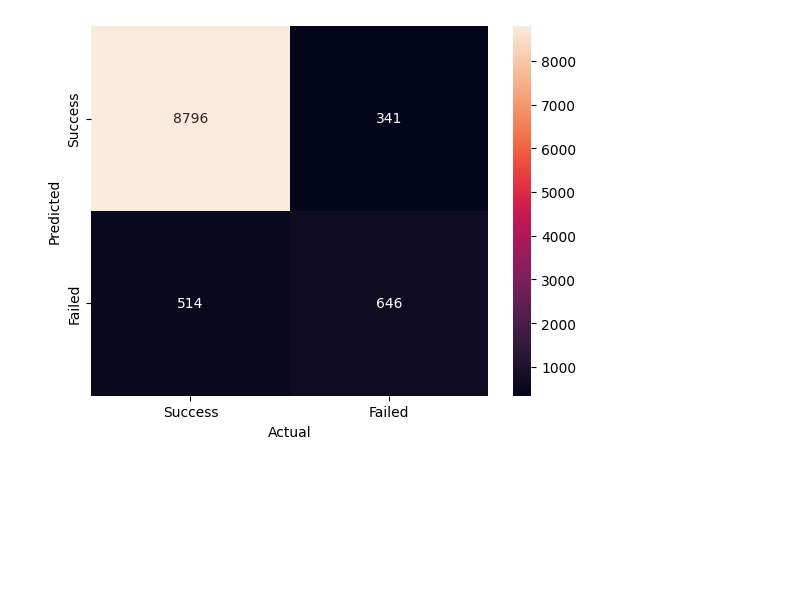
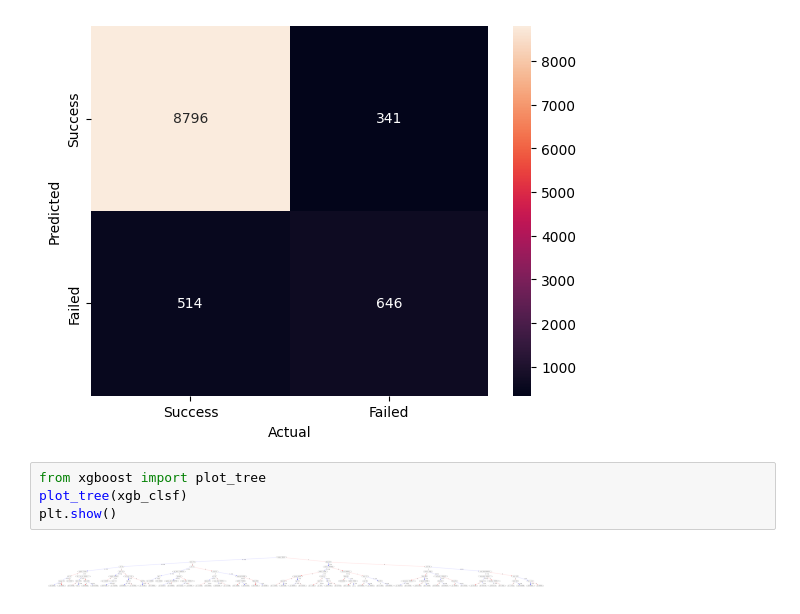
Before and after one commit to poojanmehta/ad-conversion-prediction, a Jupyter notebook: bank_marketing_campaign.ipynb, the cells around one changed output. Saved outputs shown, nothing was run; the diff lists cells and outputs as text; blank space fills up the shorter version.

```diff
--- a/bank_marketing_campaign.ipynb
+++ b/bank_marketing_campaign.ipynb
@@ -239,3 +240,9 @@ plt.ylabel('Predicted')
 # %% [output]
 Text(50.722222222222214, 0.5, 'Predicted')
 [figure]
+# %%
+from xgboost import plot_tree
+plot_tree(xgb_clsf)
+plt.show()
+# %% [output]
+[figure, added]
```
Also changed, not shown: parts of 1 cell of this notebook.
